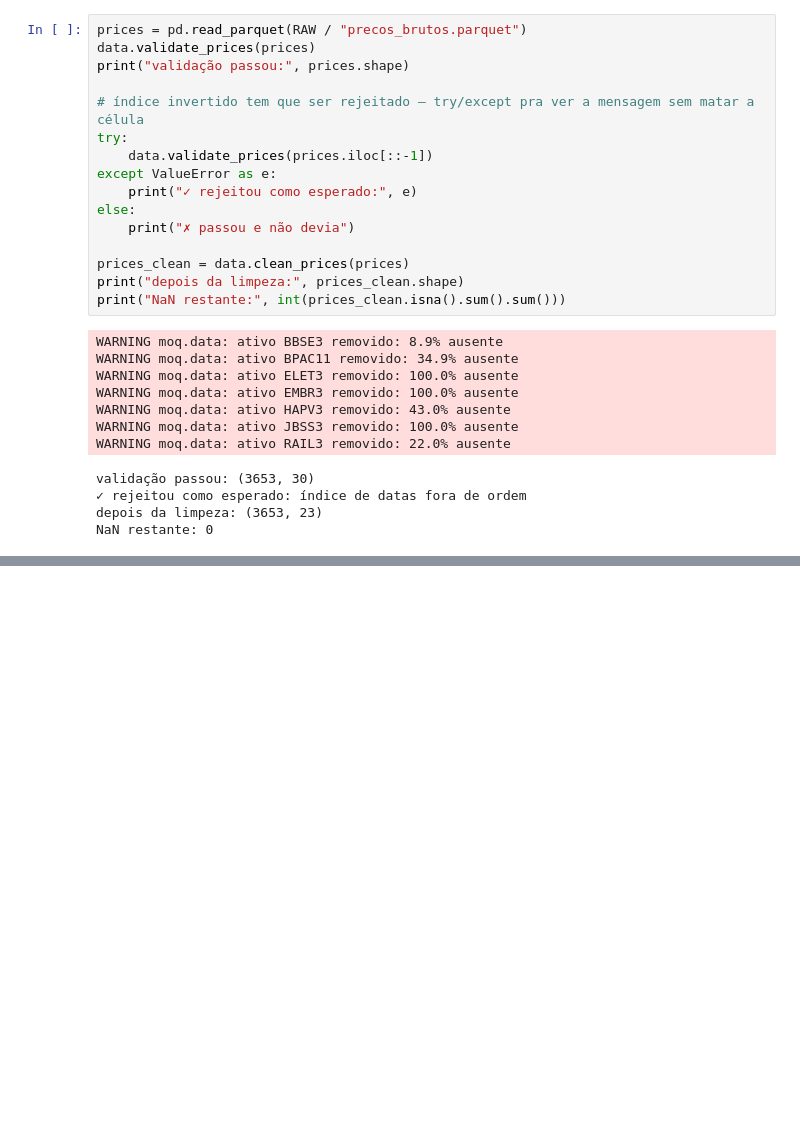
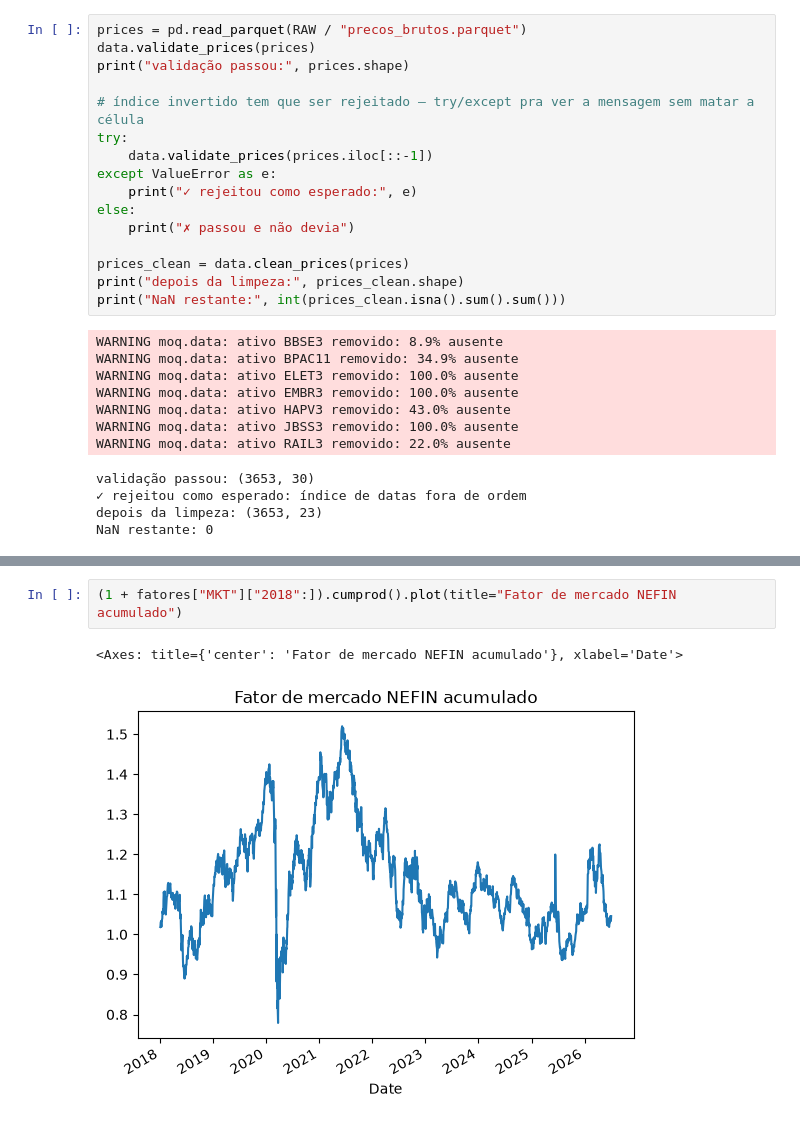
Before and after one commit to maludepaulasilva/mini-open-quant, a Jupyter notebook: notebooks/03_dados.ipynb, the cells around one changed output, grey strips where cells are left out. Cells and saved outputs as stored; diff of their text form; blank space fills up the shorter version.

```diff
--- a/notebooks/03_dados.ipynb
+++ b/notebooks/03_dados.ipynb
@@ -199,0 +281,5 @@ else:
+# %%
+(1 + fatores["MKT"]["2018":]).cumprod().plot(title="Fator de mercado NEFIN acumulado")
+# %% [output]
+<Axes: title={'center': 'Fator de mercado NEFIN acumulado'}, xlabel='Date'>
+[figure, added]
```
Also changed, not shown: parts of 10 cells of this notebook, 3 other files.
